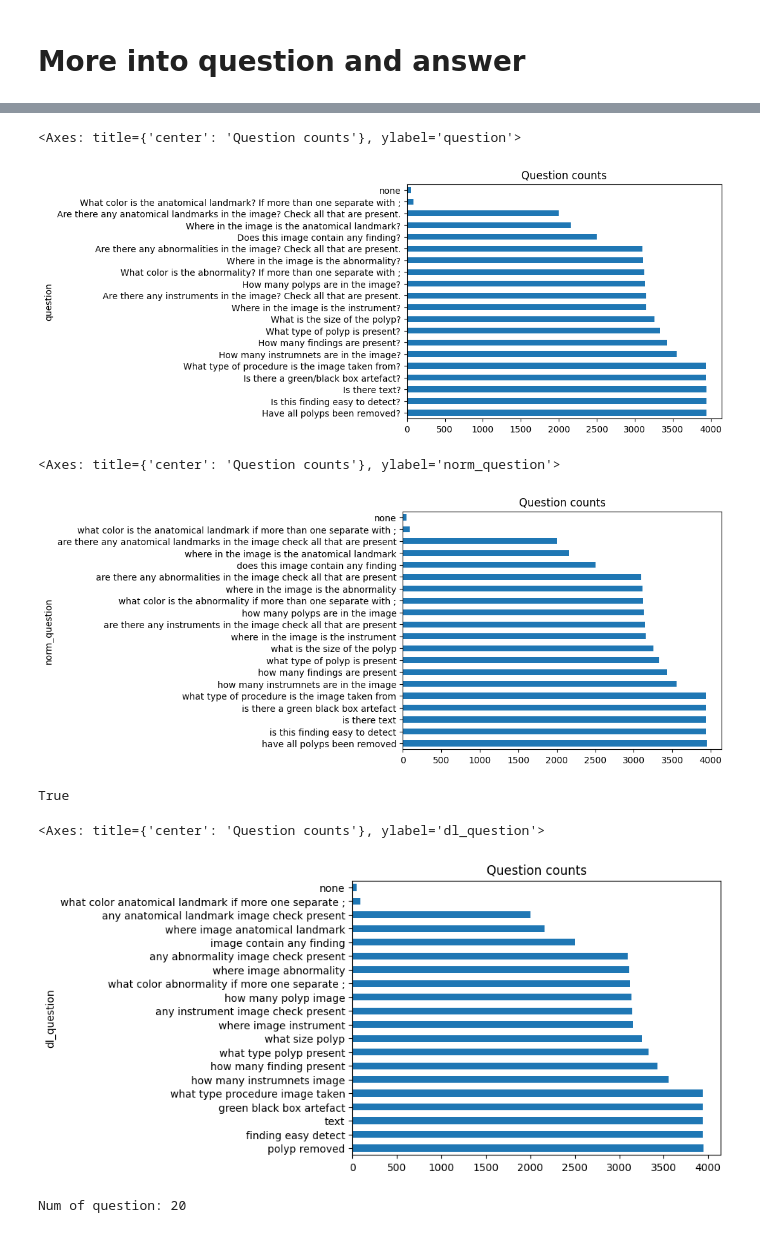
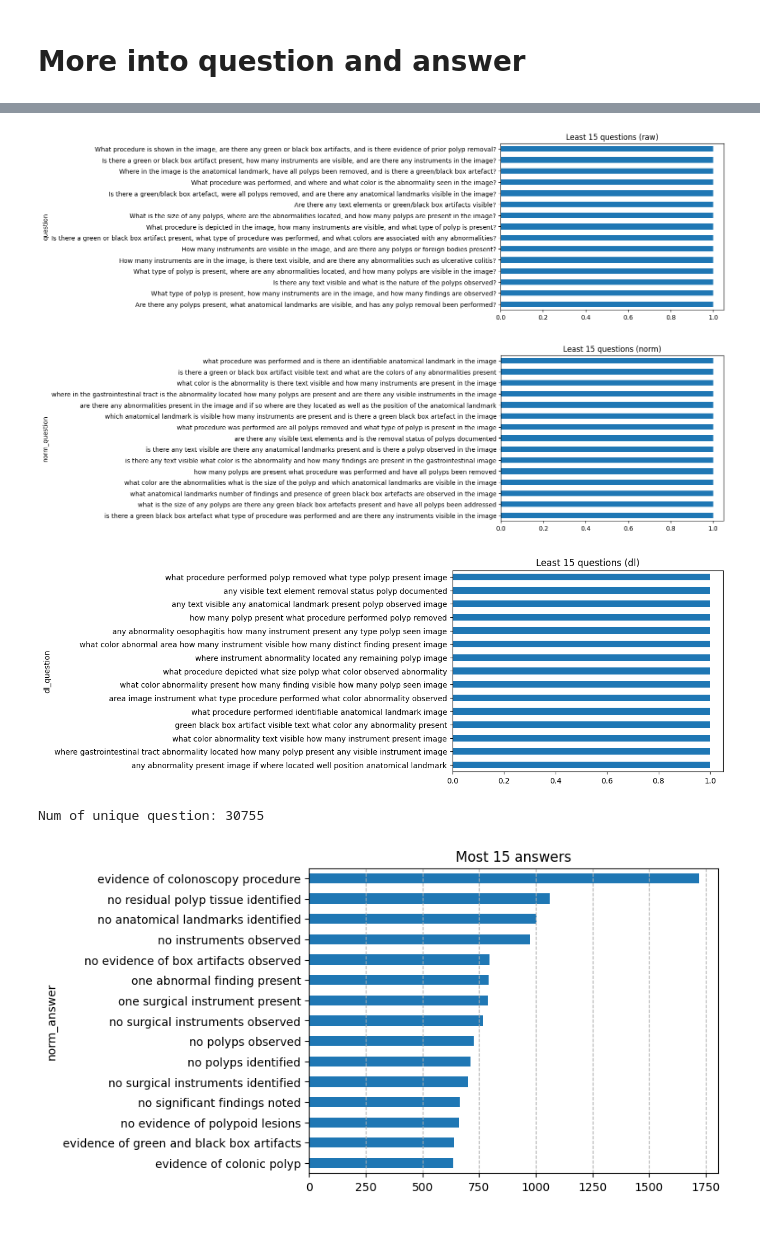
Before and after one commit to lucky-and-minie222702/MediaEval2025---Medico, a Jupyter notebook: view_data.ipynb, the cells around one changed output, grey strips where cells are left out. Drawn from its saved outputs; the diff is of its cells as text; code cells hidden in the pictures.

```diff
--- a/view_data.ipynb
+++ b/view_data.ipynb
@@ -6,6 +6,6 @@ import cv2
 import seaborn as sns
 from tqdm import tqdm
 # %%
-df = pd.read_csv("data/metadata.csv")
+df = pd.read_csv("data/train.csv")
 df
 # %% [output]
@@ -31,13 +31,20 @@ from nltk.stem import WordNetLemmatizer
 nltk.download('stopwords')
 nltk.download('wordnet')
 
-def norm_text(text, keep_num = False):
+def norm_text(text, keep_num = False, keep_alphabet = True):
     text = text.lower()
+
     text = text.replace("/", " ")
     text = text.replace("?", " ")
     text = text.replace(".", " ")
+    text = text.replace(",", " ")
+
     if not keep_num:
         text = re.sub(r"\d+", "", text)
+
+    if keep_alphabet:
+        text = re.sub(r"[^a-zA-Z\s]", "", text)
+
     text = " ".join(text.split())
     return text
 
@@ -336,2 +331,0 @@ def norm_size_answer(text):
-# %%
-df["norm_answer"] = df["norm_answer"].apply(norm_size_answer)
@@ -394,27 +355,30 @@ Name: count, dtype: int64
 # %%
-plt.title("Question counts")
-df["question"].value_counts().plot(kind = "barh")
+plt.title("Least 15 questions (raw)")
+df["question"].value_counts()[-15::][::-1].plot(kind = "barh")
+plt.show()
 # %% [output]
-<Axes: title={'center': 'Question counts'}, ylabel='question'>
-[figure, old version]
+[figure, new version]
 # %%
-plt.title("Question counts")
-df["norm_question"].value_counts().plot(kind = "barh")
+plt.title("Least 15 questions (norm)")
+df["norm_question"].value_counts()[-15::][::-1].plot(kind = "barh")
+plt.show()
 # %% [output]
-<Axes: title={'center': 'Question counts'}, ylabel='norm_question'>
-[figure, old version]
+[figure, new version]
-# %%
-"more" in set(stopwords.words("english"))
-# %% [output]
-True
 # %%
-plt.title("Question counts")
-df["dl_question"].value_counts().plot(kind = "barh")
+plt.title("Least 15 questions (dl)")
+df["dl_question"].value_counts()[-15::][::-1].plot(kind = "barh")
+plt.show()
 # %% [output]
-<Axes: title={'center': 'Question counts'}, ylabel='dl_question'>
-[figure, old version]
+[figure, new version]
 # %%
-print("Num of question:", len(df["dl_question"].unique()))
+print("Num of unique question:", len(df["dl_question"].unique()))
 # %% [output]
-Num of question: 20
+Num of unique question: 30755
+# %%
+plt.title("Most 15 answers")
+df["norm_answer"].value_counts()[:15:][::-1].plot(kind = "barh")
+plt.grid(linestyle = "--", axis = "x")
+plt.show()
+# %% [output]
+[figure, added]
 # %%
```
Also changed, not shown: parts of 37 cells of this notebook, 2 other files.
